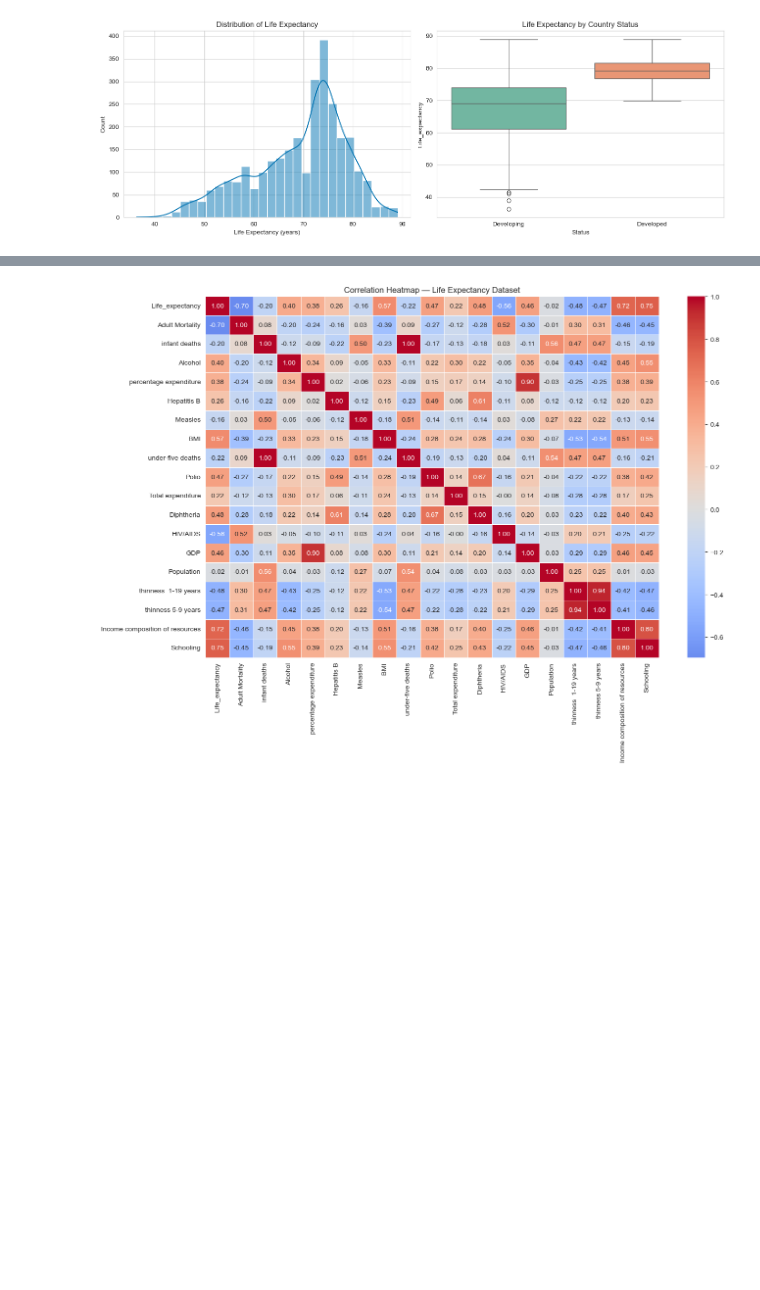
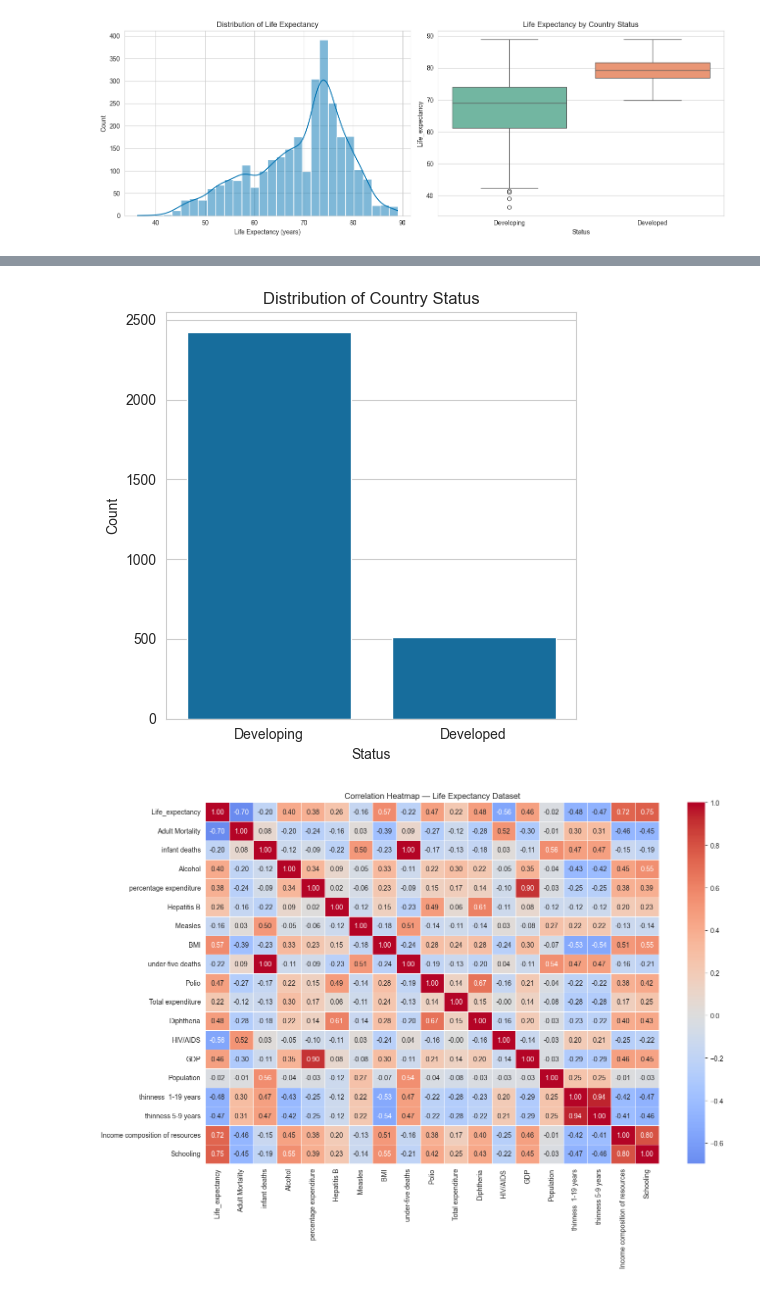
Before and after one commit to srinithi-karunakaran/Cognix_ML_Capstone, a Jupyter notebook: notebooks/regression.ipynb, the cells around one changed output, grey strips where cells are left out. Saved outputs shown, nothing was run; the diff lists cells and outputs as text; code cells hidden in the pictures; blank space fills up the shorter version.

Commit message:
Add model comparison, hyperparameter tuning and visualizations

```diff
--- a/notebooks/regression.ipynb
+++ b/notebooks/regression.ipynb
@@ -146,3 +146,14 @@ plt.show()
+# %%
+# Categorical distribution plot for Status
+plt.figure(figsize=(5, 5))
+sns.countplot(data=df, x='Status')
+plt.title('Distribution of Country Status')
+plt.xlabel('Status')
+plt.ylabel('Count')
+plt.tight_layout()
+plt.show()
+# %% [output]
+[figure, added]
 # %%
 #Correlation heatmap
 plt.figure(figsize=(14,10))
```
Also changed, not shown: parts of 34 cells of this notebook.
